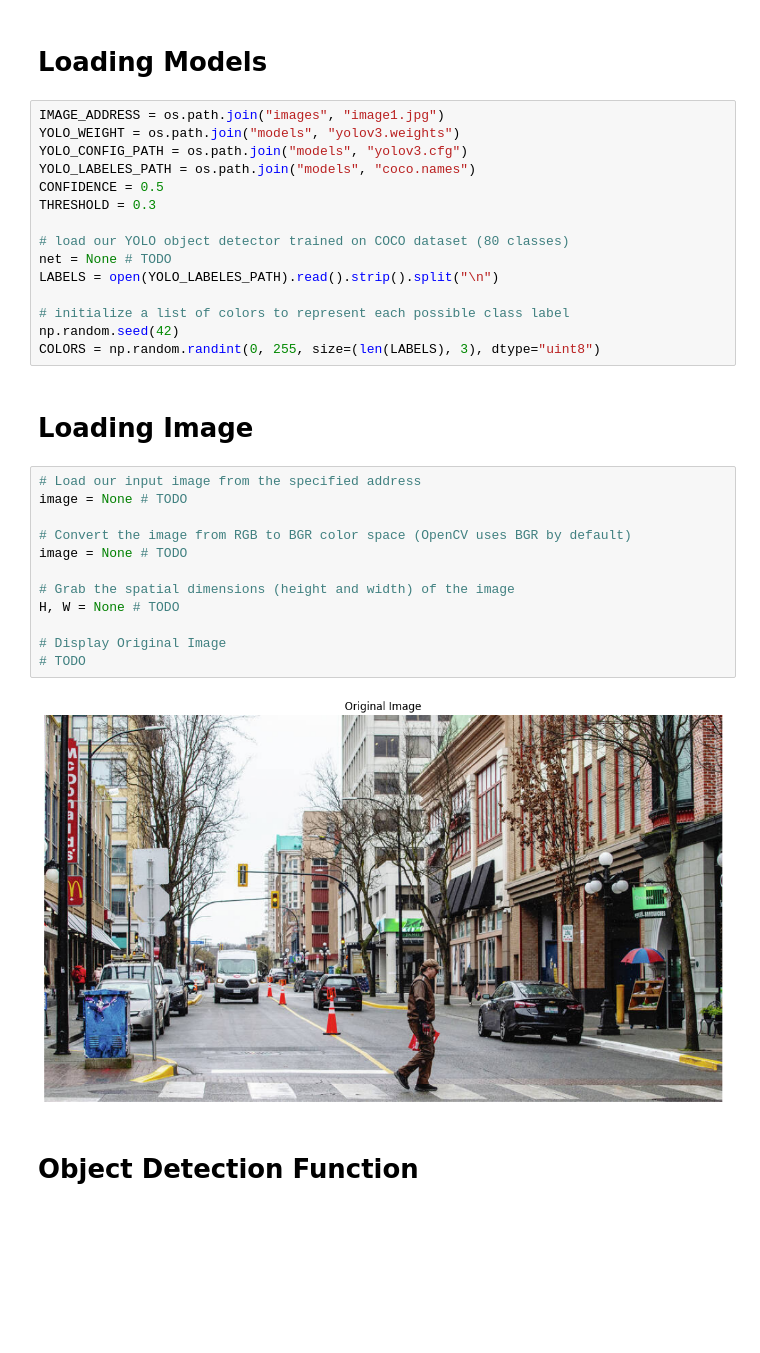
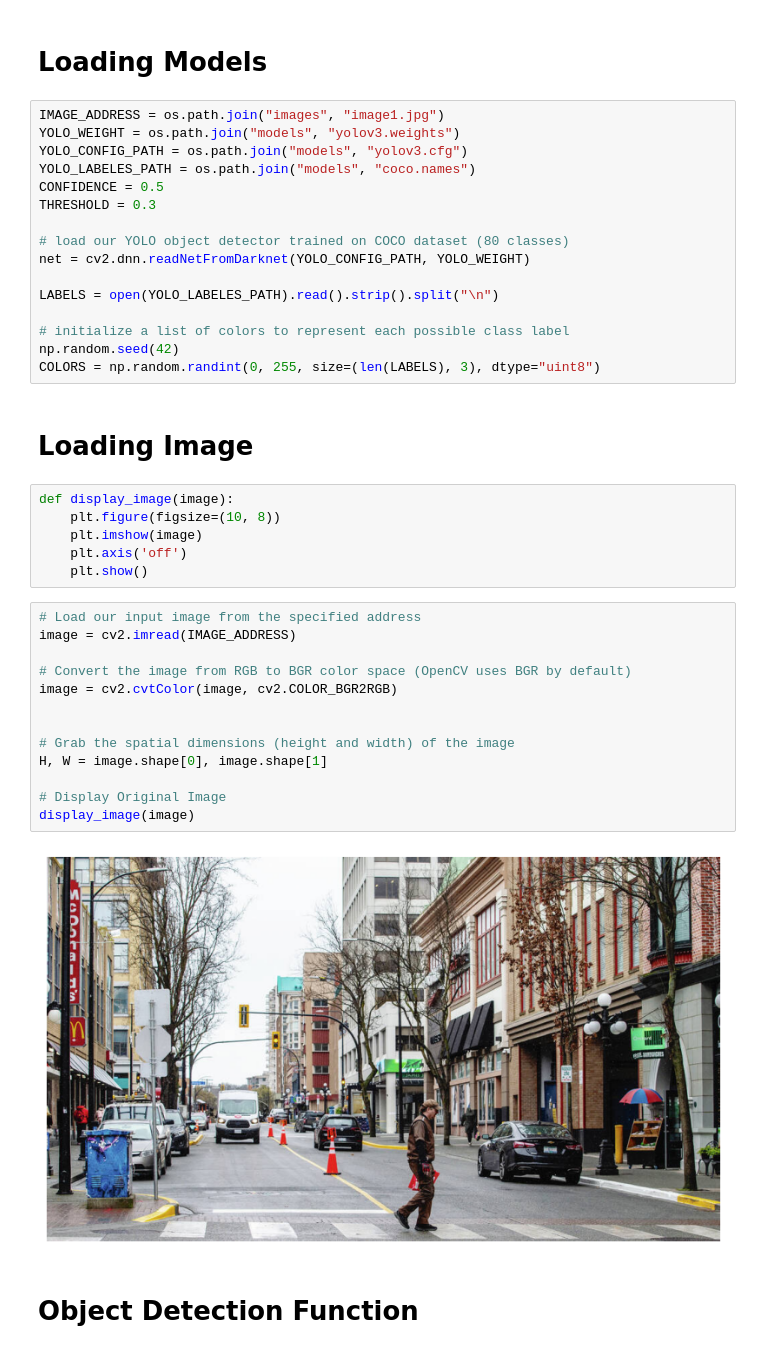
Before and after one commit to elahekhodaverdi/ComputerVision-Course, a Jupyter notebook: CA3/YOLO object detection/app.ipynb, the cells around one changed output. Saved outputs shown, nothing was run; the diff lists cells and outputs as text; blank space fills up the shorter version.

```diff
--- a/CA3/YOLO object detection/app.ipynb
+++ b/CA3/YOLO object detection/app.ipynb
@@ -18,7 +18,8 @@ CONFIDENCE = 0.5
 THRESHOLD = 0.3
 
 # load our YOLO object detector trained on COCO dataset (80 classes)
-net = None # TODO
+net = cv2.dnn.readNetFromDarknet(YOLO_CONFIG_PATH, YOLO_WEIGHT)
+
 LABELS = open(YOLO_LABELES_PATH).read().strip().split("\n")
 
 # initialize a list of colors to represent each possible class label
@@ -26,20 +27,27 @@ np.random.seed(42)
 COLORS = np.random.randint(0, 255, size=(len(LABELS), 3), dtype="uint8")
 # %% [markdown]
 # Loading Image
+# %%
+def display_image(image):
+    plt.figure(figsize=(10, 8))
+    plt.imshow(image)
+    plt.axis('off')
+    plt.show()
 # %%
 # Load our input image from the specified address
-image = None # TODO
+image = cv2.imread(IMAGE_ADDRESS)
 
 # Convert the image from RGB to BGR color space (OpenCV uses BGR by default)
-image = None # TODO
+image = cv2.cvtColor(image, cv2.COLOR_BGR2RGB)
+
 
 # Grab the spatial dimensions (height and width) of the image
-H, W = None # TODO
+H, W = image.shape[0], image.shape[1]
 
 # Display Original Image
-# TODO
+display_image(image)
 # %% [output]
-[figure, old version]
+[figure, new version]
 # %% [markdown]
 # Object Detection Function
 # %%
```
Also changed, not shown: parts of 2 cells of this notebook.
